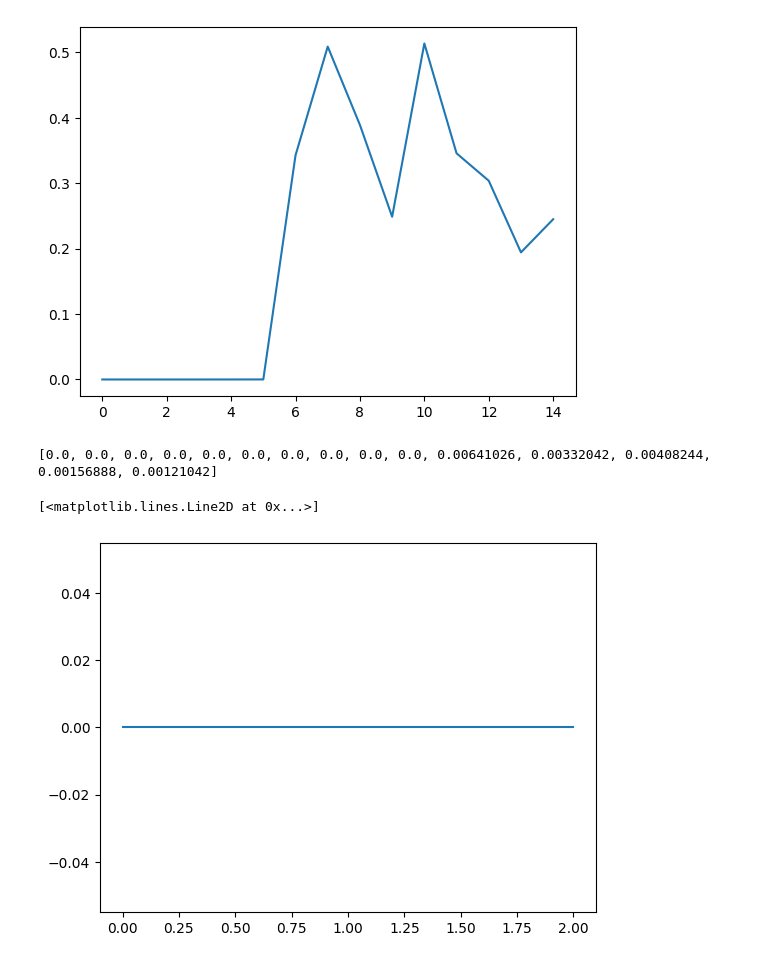
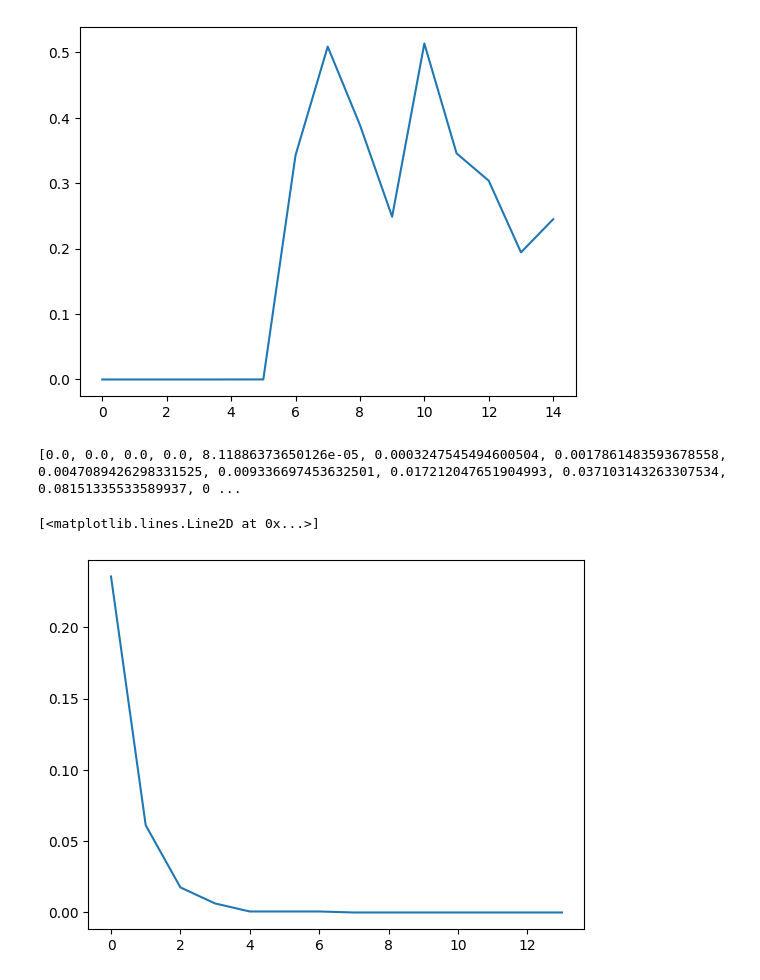
Before and after one commit to aharnishp/Flickr-Prj-C--, a Jupyter notebook: cppPlotter.ipynb, the cells around one changed output. Cells and saved outputs as stored; diff of their text form; code cells hidden in the pictures.

```diff
--- a/cppPlotter.ipynb
+++ b/cppPlotter.ipynb
@@ -58,7 +58,7 @@ plt.plot(final_normalized)
 [figure]
 # %%
 # for this_category in list_category:
-with open('category-wise/'+ this_category + '/outputs_inter_over_Gsk.csv', 'r+') as csvfile:
+with open('category-wise/birds/outputs_inter_over_Gsk.csv', 'r+') as csvfile:
     # Create a CSV reader object
     reader = csv.reader(csvfile)
 
@@ -85,7 +85,7 @@ with open('category-wise/'+ this_category + '/outputs_inter_over_Gsk.csv', 'r+')
         updated_rows.append(updated_row)
 
 # Open the CSV file again for writing
-with open('category-wise/snake/outputs_inter_over_Gsk.csv', 'w', newline='') as csvfile:
+with open('category-wise/birds/outputs_inter_over_Gsk.csv', 'w', newline='') as csvfile:
     # Create a CSV writer object
     writer = csv.writer(csvfile)
 
@@ -96,29 +96,29 @@ with open('category-wise/snake/outputs_inter_over_Gsk.csv', 'w', newline='') as
     # Truncate the file to the current position (to remove any extra rows)
     # csvfile.truncate()
 # %% [output]
-[0.0, 0.0, 0.0, 0.0, 0.0, 0.0, 0.0, 0.0, 0.0, 0.0, 0.00641026, 0.00332042, 0.00408244, 0.00156888, 0.00121042]
+[0.0, 0.0, 0.0, 0.0, 8.11886373650126e-05, 0.0003247545494600504, 0.0017861483593678558, 0.0047089426298331525, 0.009336697453632501, 0.017212047651904993, 0.037103143263307534, 0.08151335533589937, 0 ...
 # %%
 # read file into a list
-with open('motivation/outputs_inter_over_Gf.csv', 'r') as f:
+with open('category-wise/music/outputs_inter_over_Gf.csv', 'r') as f:
     dataGf = f.readlines()
 
 
 # remove whitespace characters like `\n` at the end of each line
 dataGf = [x.strip() for x in dataGf]
 
 # remove the last element of the list
 dataGf.pop()
 
 # convert the list to a float list
 dataGf = [float(i) for i in dataGf]
 
 # reverse the list
 dataGf.reverse()
 
 plt.plot(dataGf)
 # %% [output]
 [<matplotlib.lines.Line2D at 0x...>]
-[figure, old version]
+[figure, new version]
 # %%
 
 
```
Also changed, not shown: parts of 1 cell of this notebook, 11 other files.
